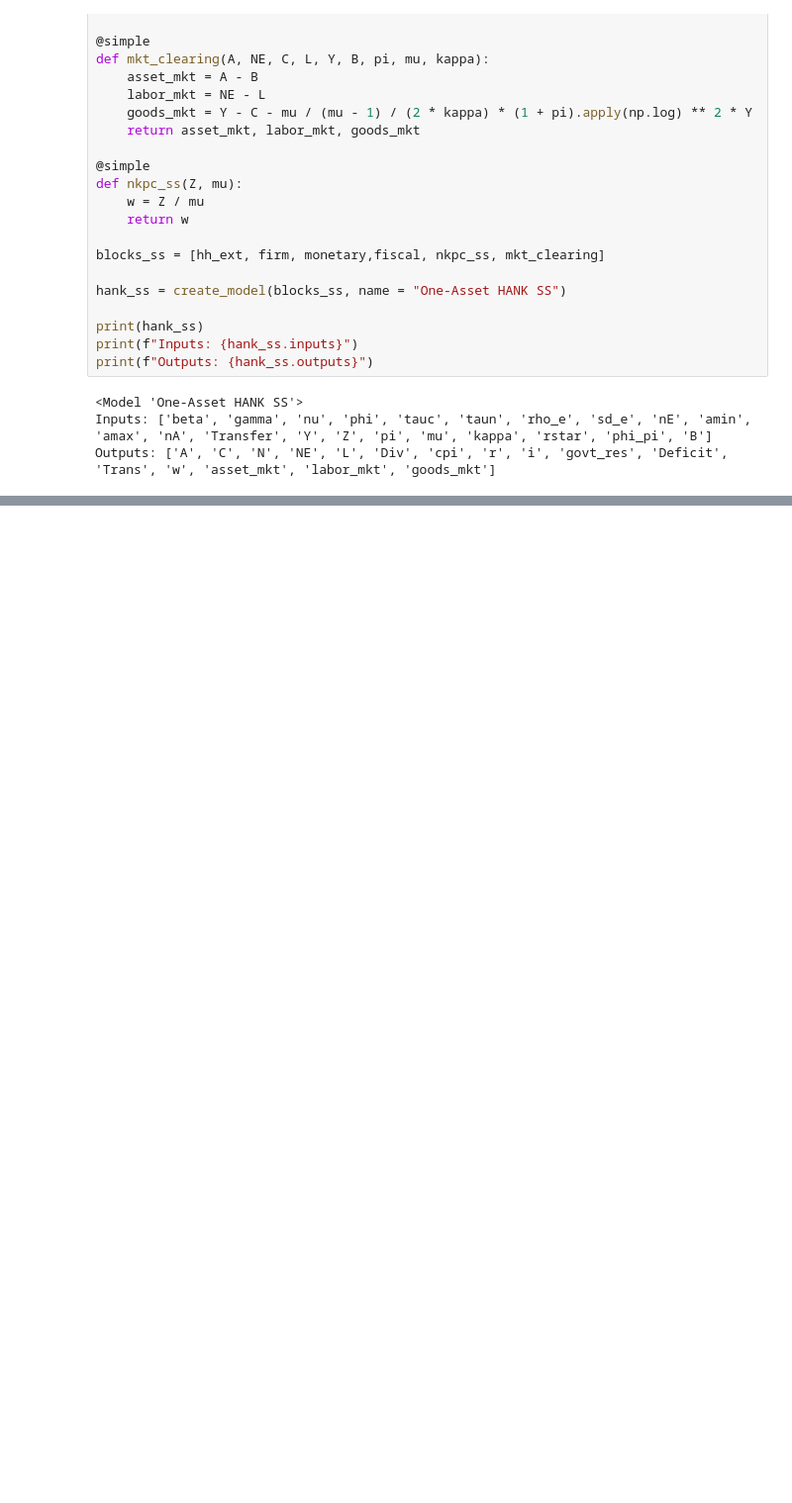
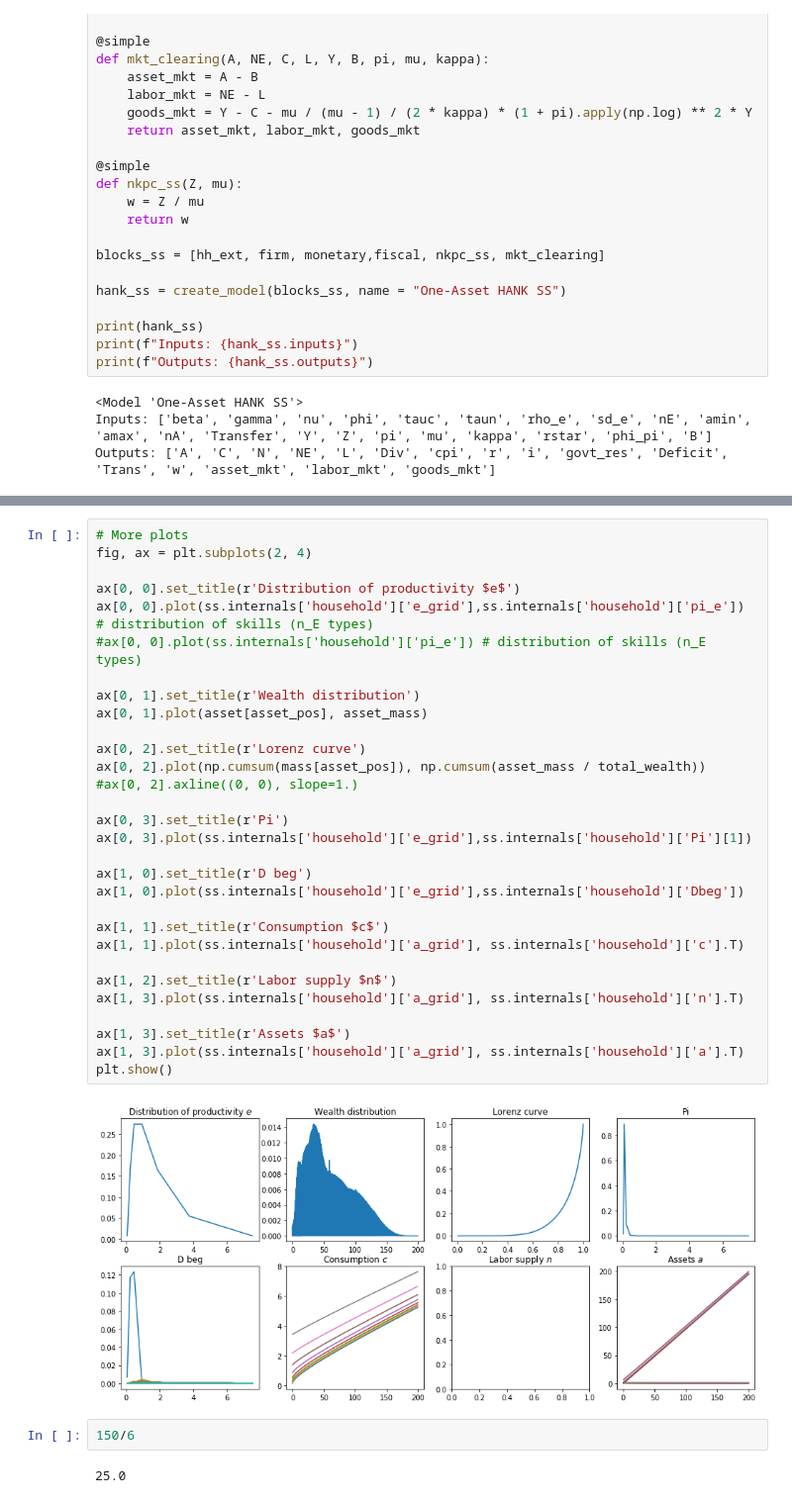
Before and after one commit to danmrc/sequence-jacobian, a Jupyter notebook: notebooks/1 Exogenous transfer + taxes.ipynb, the cells around one changed output, grey strips where cells are left out. Shown at 99% size. Saved outputs shown, nothing was run; the diff lists cells and outputs as text; blank space fills up the shorter version.

```diff
--- a/notebooks/1 Exogenous transfer + taxes.ipynb
+++ b/notebooks/1 Exogenous transfer + taxes.ipynb
@@ -337 +387,37 @@ Goods market (resid)          -2e-09   Government budget           -4e-15
 -------------------------------------------------------------------------
+# %%
+# More plots
+fig, ax = plt.subplots(2, 4)
+
+ax[0, 0].set_title(r'Distribution of productivity $e$')
+ax[0, 0].plot(ss.internals['household']['e_grid'],ss.internals['household']['pi_e']) # distribution of skills (n_E types)
+#ax[0, 0].plot(ss.internals['household']['pi_e']) # distribution of skills (n_E types)
+
+ax[0, 1].set_title(r'Wealth distribution')
+ax[0, 1].plot(asset[asset_pos], asset_mass)
+
+ax[0, 2].set_title(r'Lorenz curve')
+ax[0, 2].plot(np.cumsum(mass[asset_pos]), np.cumsum(asset_mass / total_wealth))
+#ax[0, 2].axline((0, 0), slope=1.)
+
+ax[0, 3].set_title(r'Pi')
+ax[0, 3].plot(ss.internals['household']['e_grid'],ss.internals['household']['Pi'][1])
+
+ax[1, 0].set_title(r'D beg')
+ax[1, 0].plot(ss.internals['household']['e_grid'],ss.internals['household']['Dbeg'])
+
+ax[1, 1].set_title(r'Consumption $c$')
+ax[1, 1].plot(ss.internals['household']['a_grid'], ss.internals['household']['c'].T)
+
+ax[1, 2].set_title(r'Labor supply $n$')
+ax[1, 3].plot(ss.internals['household']['a_grid'], ss.internals['household']['n'].T)
+
+ax[1, 3].set_title(r'Assets $a$')
+ax[1, 3].plot(ss.internals['household']['a_grid'], ss.internals['household']['a'].T)
+plt.show()
+# %% [output]
+[figure, added]
+# %%
+150/6
+# %% [output]
+25.0
```
Also changed, not shown: parts of 7 cells of this notebook, 4 other files.
